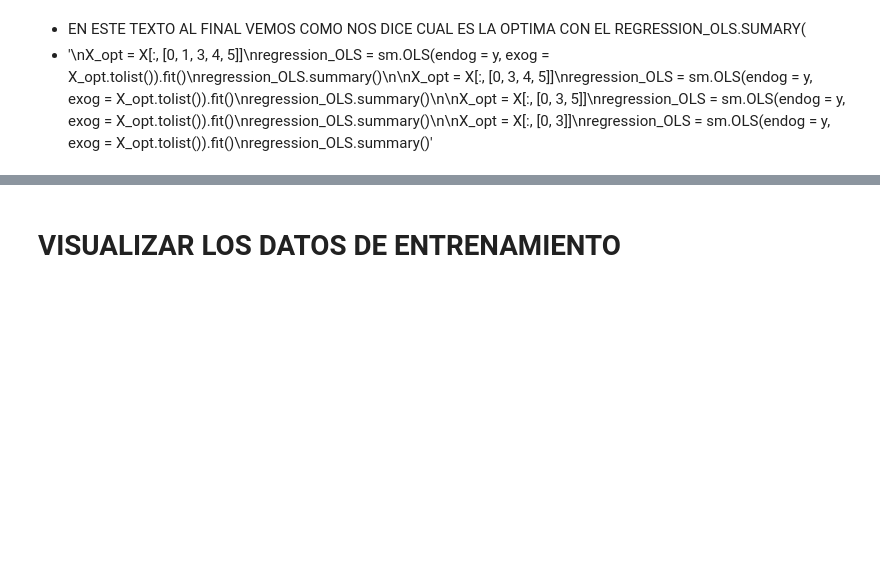
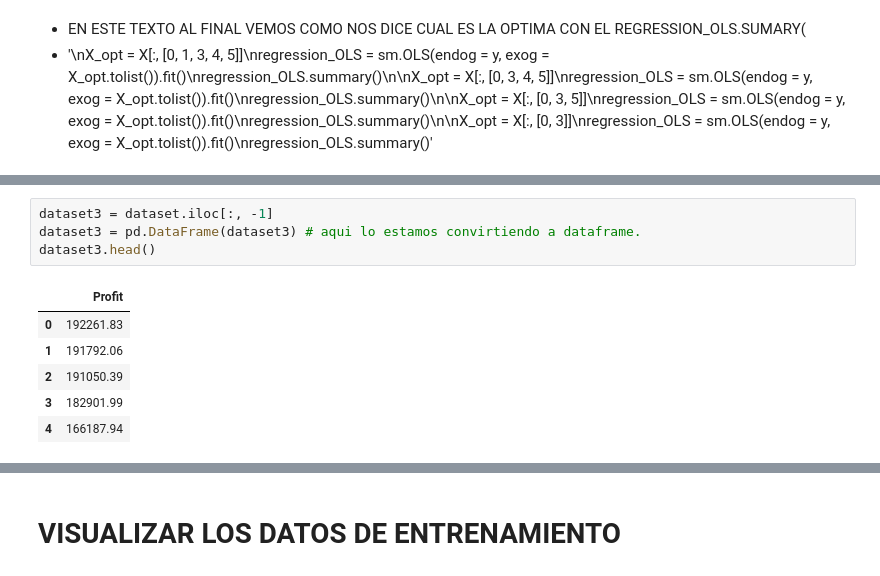
Before and after one commit to pacomm5/Plantillas, a Jupyter notebook: Regresion Lineal Multiple.ipynb, the cells around one changed output, grey strips where cells are left out. Cells and saved outputs as stored; diff of their text form; blank space fills up the shorter version.

```diff
--- a/Regresion Lineal Multiple.ipynb
+++ b/Regresion Lineal Multiple.ipynb
@@ -511,0 +529,11 @@ strong multicollinearity or other numerical problems.
+# %%
+dataset3 = dataset.iloc[:, -1]
+dataset3 = pd.DataFrame(dataset3) # aqui lo estamos convirtiendo a dataframe.
+dataset3.head()
+# %% [output]
+|  | Profit |
+| 0 | 192261.83 |
+| 1 | 191792.06 |
+| 2 | 191050.39 |
+| 3 | 182901.99 |
+| 4 | 166187.94 |
```
Also changed, not shown: parts of 24 cells of this notebook.
